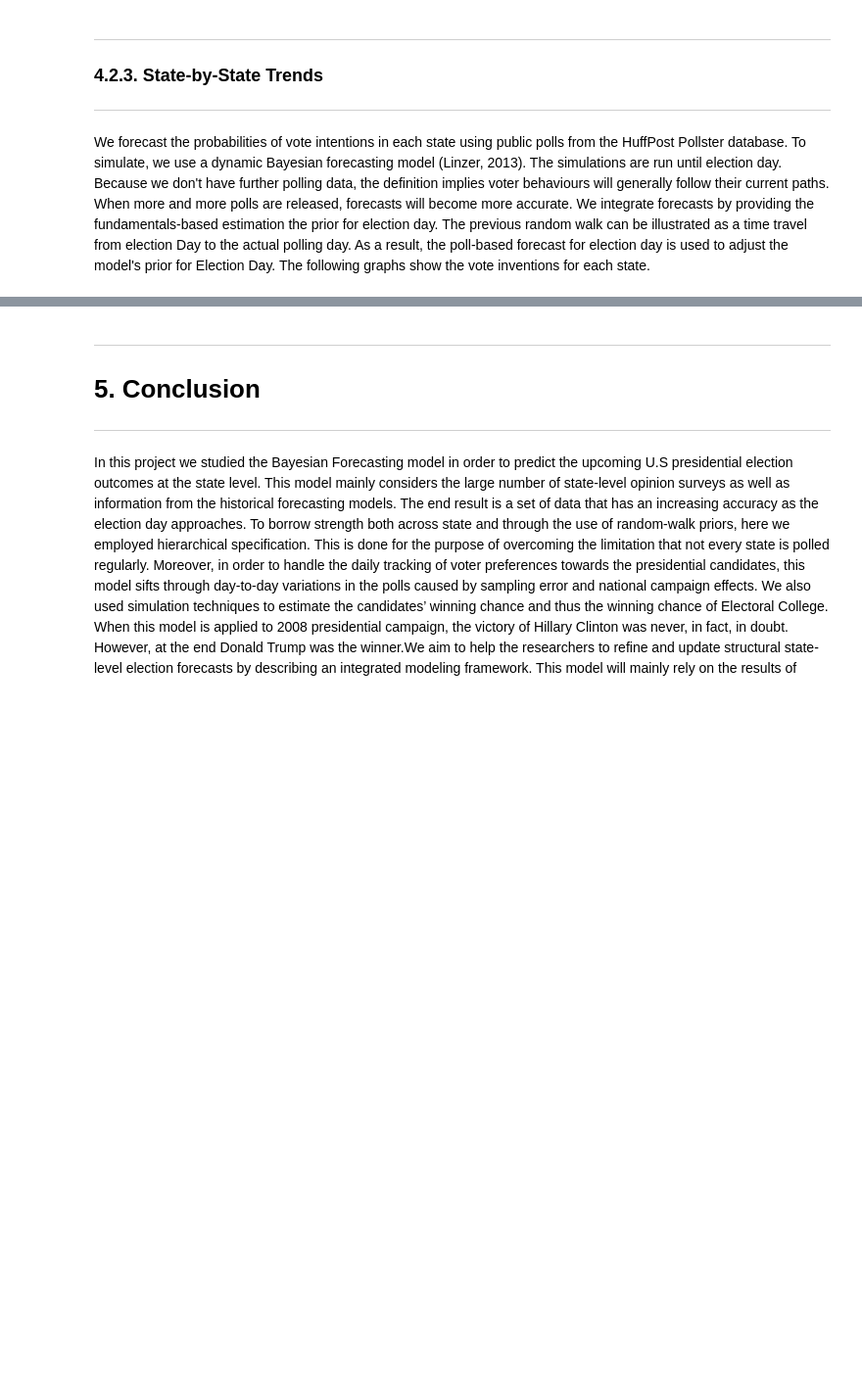
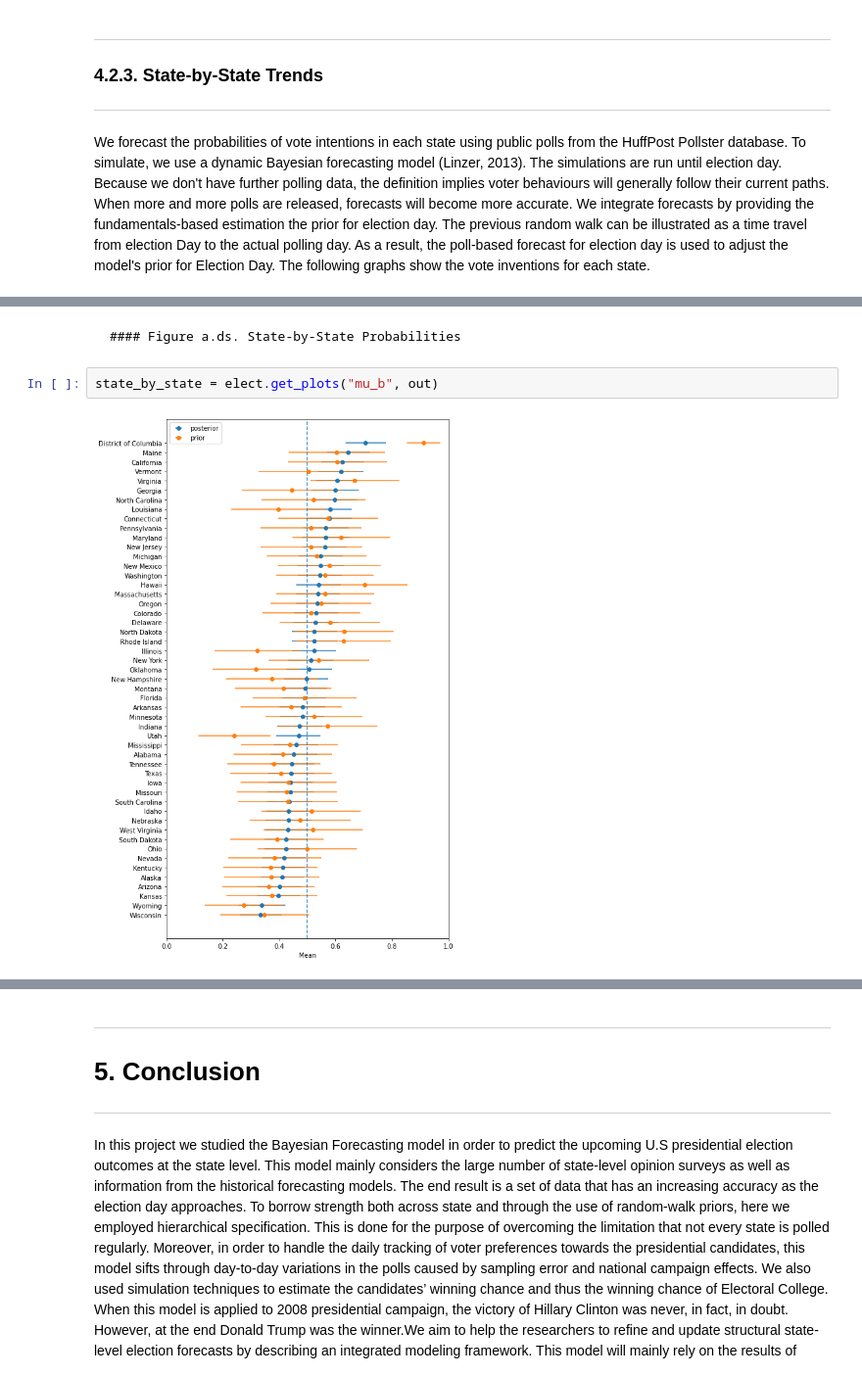
Before and after one commit to OpenSourceEconomics/ose-scientific-computing-course-boomshakalaka, a Jupyter notebook: project notebook.ipynb, the cells around one changed output, grey strips where cells are left out. Shown at 98% size. Drawn from its saved outputs; the diff is of its cells as text; blank space fills up the shorter version.

```diff
--- a/project notebook.ipynb
+++ b/project notebook.ipynb
@@ -250,3 +261,9 @@ states = elect.get_plots("states", out)
+# %% [markdown]
+    #### Figure a.ds. State-by-State Probabilities
+# %%
+state_by_state = elect.get_plots("mu_b", out)
+# %% [output]
+[figure, added]
 # %% [markdown]
 ---
 ### 4.2.4. Pollster, Population and Mode Effects
```
Also changed, not shown: parts of 16 cells of this notebook, 3 other files.
